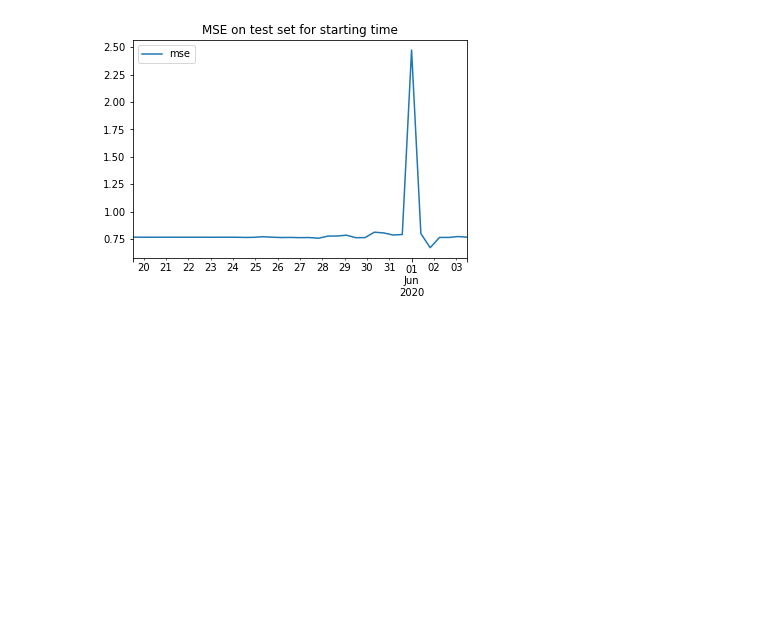
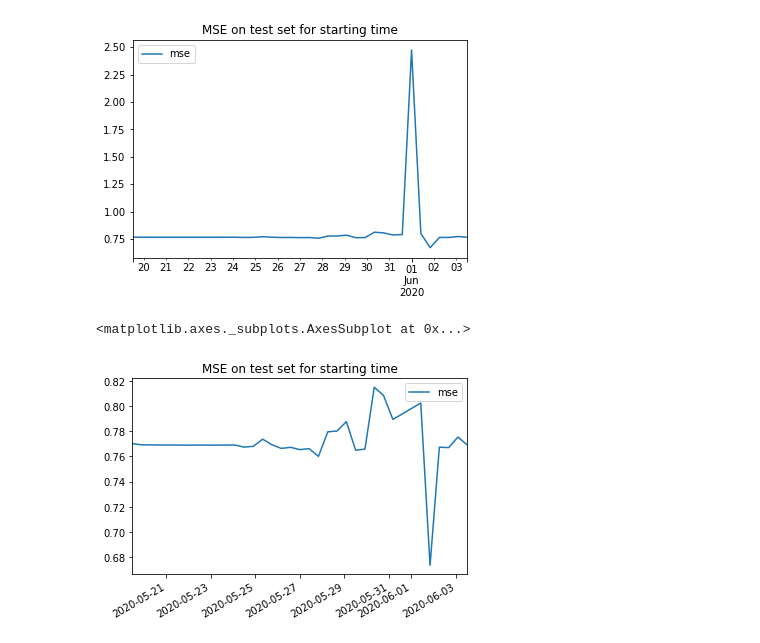
Before and after one commit to brockmanmatt/NewsTrends, a Jupyter notebook: 02_predictive_analysis.ipynb, the cells around one changed output. Cells and saved outputs as stored; diff of their text form; code cells hidden in the pictures; blank space fills up the shorter version.

```diff
--- a/02_predictive_analysis.ipynb
+++ b/02_predictive_analysis.ipynb
@@ -352,3 +352,8 @@ error_df.plot(title="MSE on test set for starting time")
 # %% [output]
 <matplotlib.axes._subplots.AxesSubplot at 0x...>
 [figure]
+# %%
+error_df[error_df["mse"]<1].plot(title="MSE on test set for starting time")
+# %% [output]
+<matplotlib.axes._subplots.AxesSubplot at 0x...>
+[figure, added]
```
